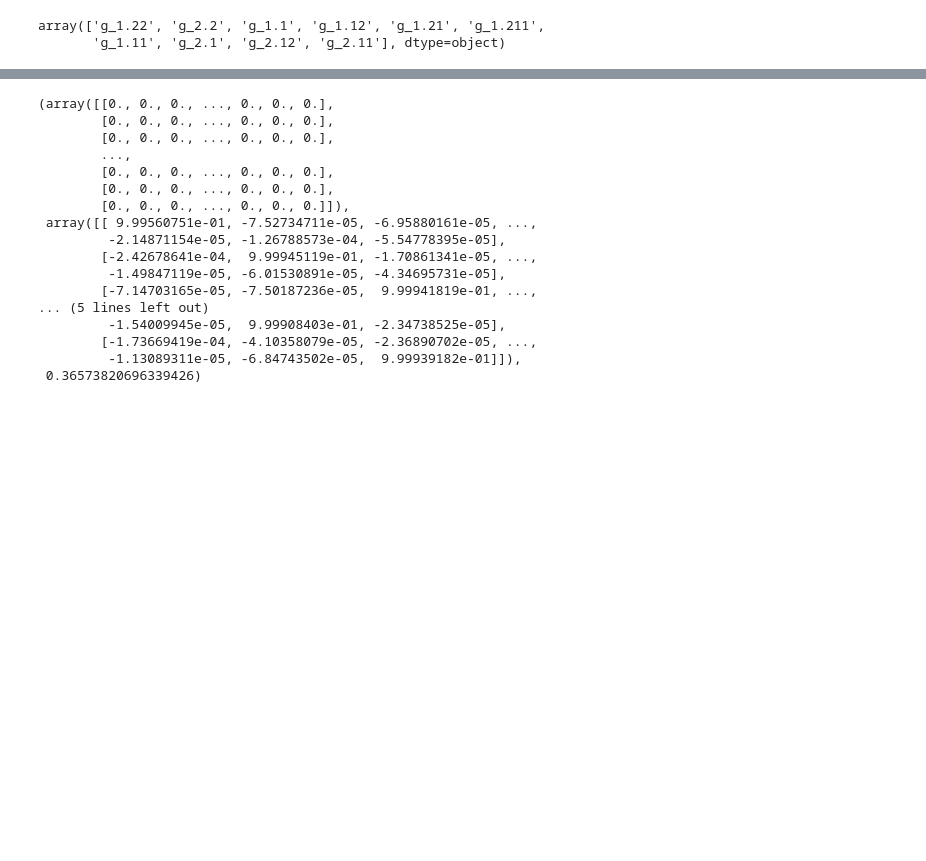
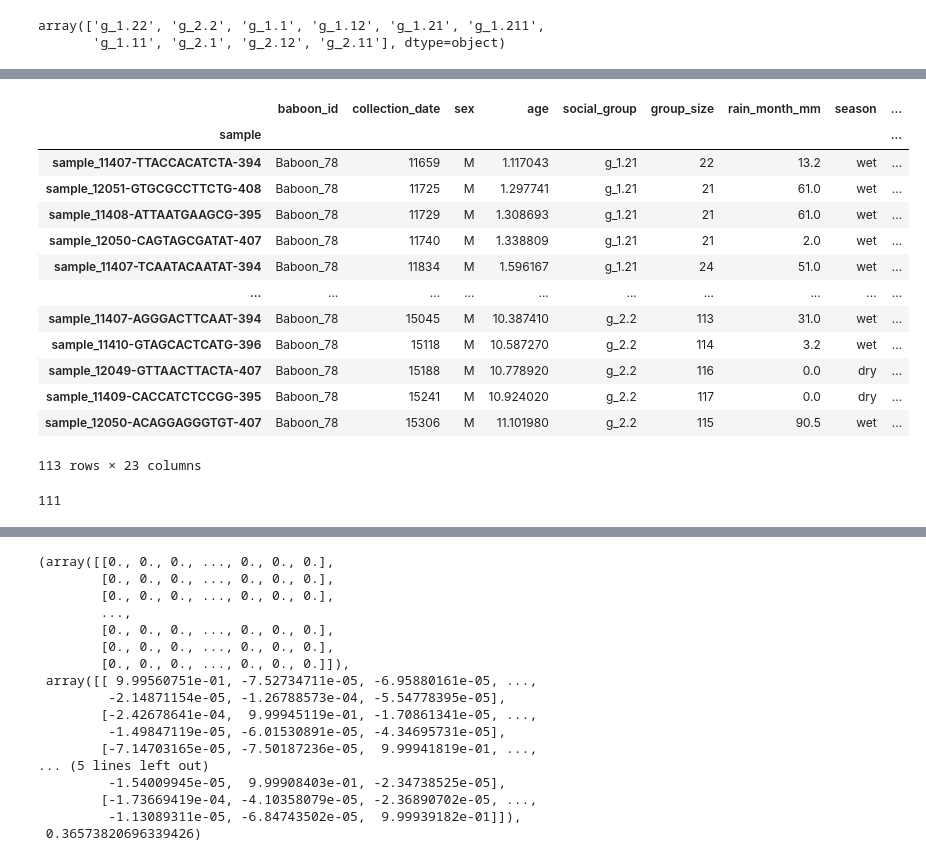
Before and after one commit to yuvaldotan/workshop_microbiome, a Jupyter notebook: Milestone2/model_pipeline.ipynb, the cells around one changed output, grey strips where cells are left out. Cells and saved outputs as stored; diff of their text form; code cells hidden in the pictures; blank space fills up the shorter version.

Commit message:
add iterative predictor

```diff
--- a/Milestone2/model_pipeline.ipynb
+++ b/Milestone2/model_pipeline.ipynb
@@ -67,0 +69,3 @@ for lambda = 0.0 the objective function is 0.3670651575037061
+# %%
+baboons = super_model.baboons
+super_model.baboons = super_model.baboons[:60]
@@ -67,0 +98,5 @@ for lambda = 0.0 the objective function is 0.3670651575037061
+# %%
+Baboon_78 = baboons[-2]
+# %%
+baboon_78_data = Baboon_78.data[2:]
+Baboon_78.data = Baboon_78.data[:2]
@@ -67,0 +131,21 @@ for lambda = 0.0 the objective function is 0.3670651575037061
+# %%
+Baboon_78.metadata
+# %% [output]
+|  | baboon_id | collection_date | sex | age | social_group | group_size | rain_month_mm | season | ... |
+| sample |  |  |  |  |  |  |  |  | ... |
+| sample_11407-TTACCACATCTA-394 | Baboon_78 | 11659 | M | 1.117043 | g_1.21 | 22 | 13.2 | wet | ... |
+| sample_12051-GTGCGCCTTCTG-408 | Baboon_78 | 11725 | M | 1.297741 | g_1.21 | 21 | 61.0 | wet | ... |
+| sample_11408-ATTAATGAAGCG-395 | Baboon_78 | 11729 | M | 1.308693 | g_1.21 | 21 | 61.0 | wet | ... |
+| sample_12050-CAGTAGCGATAT-407 | Baboon_78 | 11740 | M | 1.338809 | g_1.21 | 21 | 2.0 | wet | ... |
+| sample_11407-TCAATACAATAT-394 | Baboon_78 | 11834 | M | 1.596167 | g_1.21 | 24 | 51.0 | wet | ... |
+| ... | ... | ... | ... | ... | ... | ... | ... | ... | ... |
+| sample_11407-AGGGACTTCAAT-394 | Baboon_78 | 15045 | M | 10.387410 | g_2.2 | 113 | 31.0 | wet | ... |
+| sample_11410-GTAGCACTCATG-396 | Baboon_78 | 15118 | M | 10.587270 | g_2.2 | 114 | 3.2 | wet | ... |
+| sample_12049-GTTAACTTACTA-407 | Baboon_78 | 15188 | M | 10.778920 | g_2.2 | 116 | 0.0 | dry | ... |
+| sample_11409-CACCATCTCCGG-395 | Baboon_78 | 15241 | M | 10.924020 | g_2.2 | 117 | 0.0 | dry | ... |
+| sample_12050-ACAGGAGGGTGT-407 | Baboon_78 | 15306 | M | 11.101980 | g_2.2 | 115 | 90.5 | wet | ... |
+113 rows × 23 columns
+# %%
+len(iterative_res)
+# %% [output]
+111
```
Also changed, not shown: parts of 21 cells of this notebook, 2 other files.
